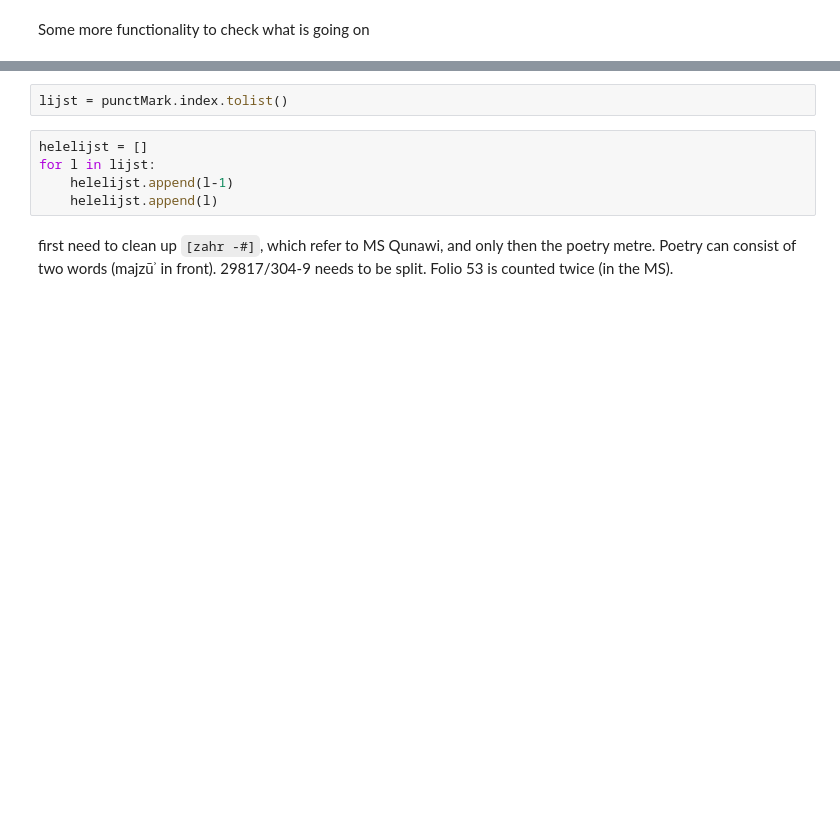
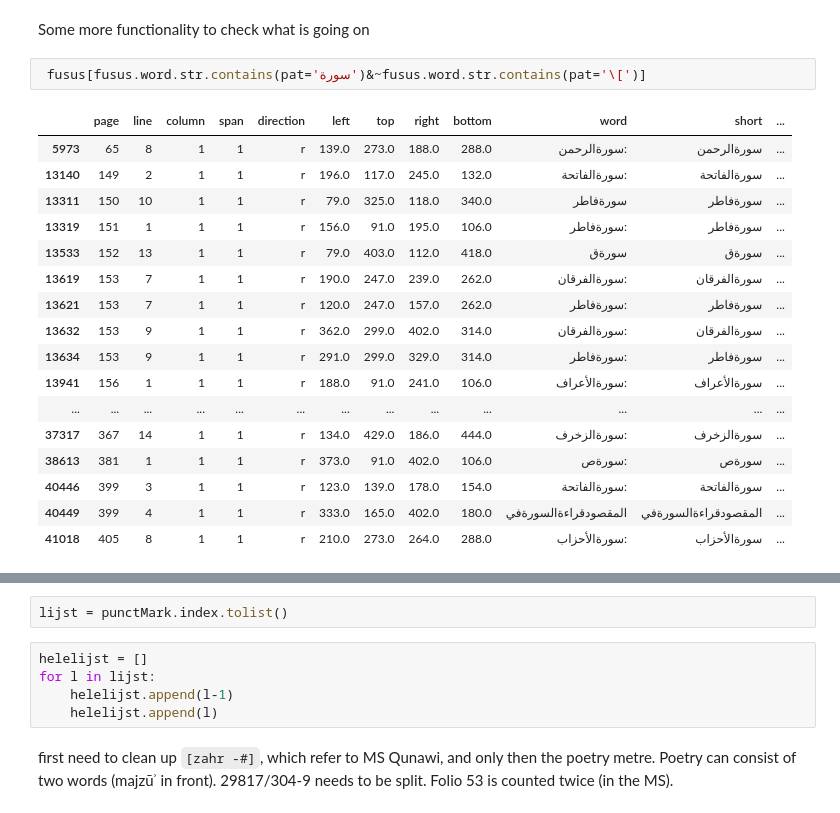
Before and after one commit to among/fusus, a Jupyter notebook: fusust-text-laboratory/FususReworking.ipynb, the cells around one changed output, grey strips where cells are left out. Drawn from its saved outputs; the diff is of its cells as text; blank space fills up the shorter version.

```diff
--- a/fusust-text-laboratory/FususReworking.ipynb
+++ b/fusust-text-laboratory/FususReworking.ipynb
@@ -183,2 +212,22 @@ for punc in puncsLess:
 # %% [markdown]
 Some more functionality to check what is going on
+# %%
+ fusus[fusus.word.str.contains(pat='سورة')&~fusus.word.str.contains(pat='\[')]
+# %% [output]
+|  | page | line | column | span | direction | left | top | right | bottom | word | short | ... |
+| 5973 | 65 | 8 | 1 | 1 | r | 139.0 | 273.0 | 188.0 | 288.0 | سورةالرحمن: | سورةالرحمن | ... |
+| 13140 | 149 | 2 | 1 | 1 | r | 196.0 | 117.0 | 245.0 | 132.0 | سورةالفاتحة: | سورةالفاتحة | ... |
+| 13311 | 150 | 10 | 1 | 1 | r | 79.0 | 325.0 | 118.0 | 340.0 | سورةفاطر | سورةفاطر | ... |
+| 13319 | 151 | 1 | 1 | 1 | r | 156.0 | 91.0 | 195.0 | 106.0 | سورةفاطر: | سورةفاطر | ... |
+| 13533 | 152 | 13 | 1 | 1 | r | 79.0 | 403.0 | 112.0 | 418.0 | سورةق | سورةق | ... |
+| 13619 | 153 | 7 | 1 | 1 | r | 190.0 | 247.0 | 239.0 | 262.0 | سورةالفرقان: | سورةالفرقان | ... |
+| 13621 | 153 | 7 | 1 | 1 | r | 120.0 | 247.0 | 157.0 | 262.0 | سورةفاطر: | سورةفاطر | ... |
+| 13632 | 153 | 9 | 1 | 1 | r | 362.0 | 299.0 | 402.0 | 314.0 | سورةالفرقان: | سورةالفرقان | ... |
+| 13634 | 153 | 9 | 1 | 1 | r | 291.0 | 299.0 | 329.0 | 314.0 | سورةفاطر: | سورةفاطر | ... |
+| 13941 | 156 | 1 | 1 | 1 | r | 188.0 | 91.0 | 241.0 | 106.0 | سورةالأعراف: | سورةالأعراف | ... |
+| ... | ... | ... | ... | ... | ... | ... | ... | ... | ... | ... | ... | ... |
+| 37317 | 367 | 14 | 1 | 1 | r | 134.0 | 429.0 | 186.0 | 444.0 | سورةالزخرف: | سورةالزخرف | ... |
+| 38613 | 381 | 1 | 1 | 1 | r | 373.0 | 91.0 | 402.0 | 106.0 | سورةص: | سورةص | ... |
+| 40446 | 399 | 3 | 1 | 1 | r | 123.0 | 139.0 | 178.0 | 154.0 | سورةالفاتحة: | سورةالفاتحة | ... |
+| 40449 | 399 | 4 | 1 | 1 | r | 333.0 | 165.0 | 402.0 | 180.0 | المقصودقراءةالسورةفي | المقصودقراءةالسورةفي | ... |
+| 41018 | 405 | 8 | 1 | 1 | r | 210.0 | 273.0 | 264.0 | 288.0 | سورةالأحزاب: | سورةالأحزاب | ... |
```
Also changed, not shown: parts of 11 cells of this notebook, 3 other files.
